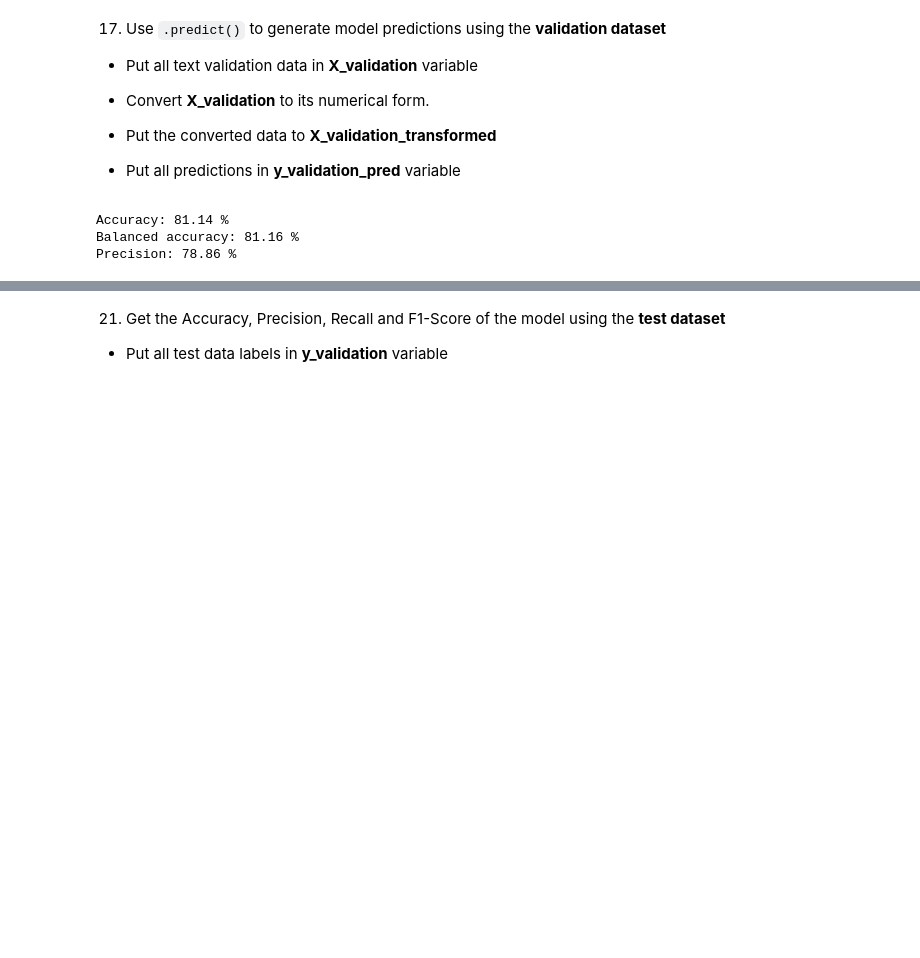
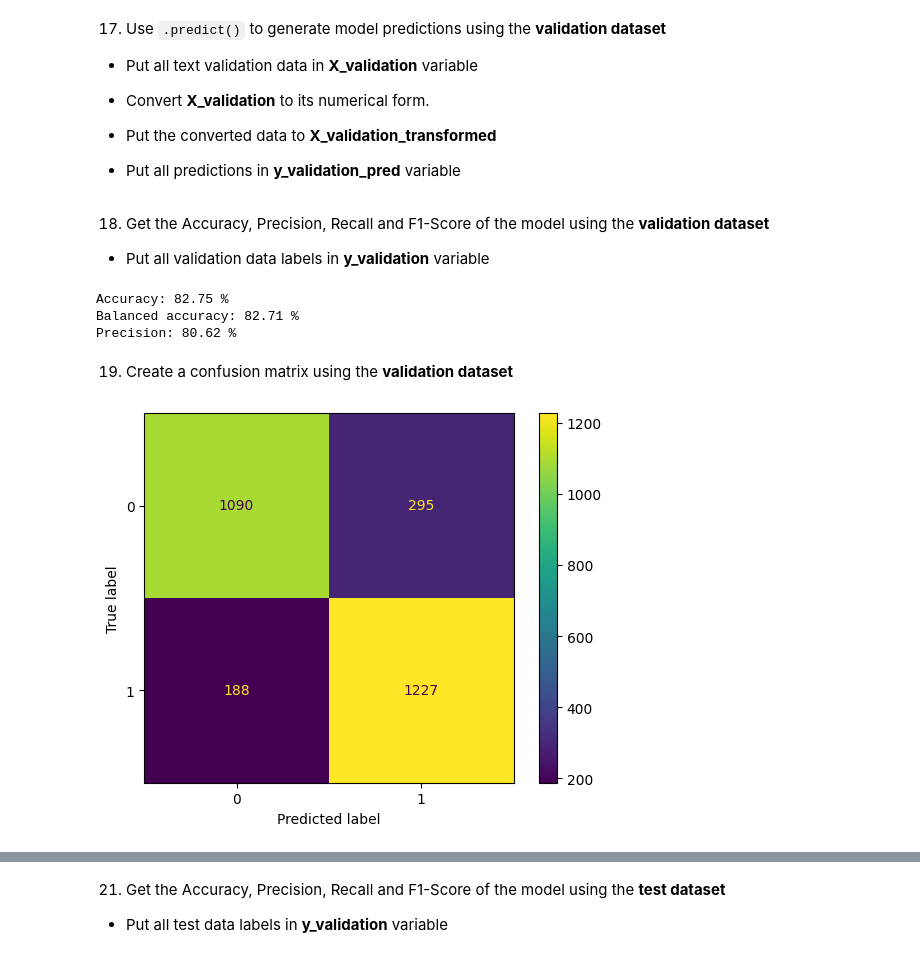
Before and after one commit to dhan-t/CCMACLRL_EXERCISES_COM222ML, a Jupyter notebook: Exercise7.ipynb, the cells around one changed output, grey strips where cells are left out. Cells and saved outputs as stored; diff of their text form; code cells hidden in the pictures; blank space fills up the shorter version.

```diff
--- a/Exercise7.ipynb
+++ b/Exercise7.ipynb
@@ -304,0 +251,8 @@ Precision: 78.86 %
+# %%
+# put your answer here
+tfidf = TfidfVectorizer()
+tfidf.fit(df_train["text"])
+tfidf_array = tfidf.transform(df_train["text"]).toarray()
+
+df_train = pd.DataFrame(tfidf_array, columns = tfidf.get_feature_names_out())
+X_train_transformed = tfidf.fit_transform(X_train)
@@ -304,0 +286,3 @@ Precision: 78.86 %
+# %%
+# put your answer here
+model.fit(X_train_transformed, y_train)
@@ -315,10 +301,39 @@ Precision: 78.86 %
 - Put the converted data to **X_validation_transformed**
 
 - Put all predictions in **y_validation_pred** variable
+# %%
+# put your answer here
+X_validation = df_validation["text"]
+y_validation = df_validation["label"]
+X_validation_transformed = tfidf.transform(X_validation)
+y_validation_pred = model.predict(X_validation_transformed)
+# %% [markdown]
+18. Get the Accuracy, Precision, Recall and F1-Score of the model using the **validation dataset**
+
+- Put all validation data labels in **y_validation** variable
 # %%
 # put your answer here
-predictions, model = transform_model_data_w_tfidf_vectorizer(y_validation, Y_train,  X_test, Y_test)
+predictions = y_validation_pred
+accuracy = accuracy_score(y_validation, predictions)
+balanced_accuracy = balanced_accuracy_score(y_validation, predictions)
+precision = precision_score(y_validation, predictions)
-# %% [output]
-Accuracy: 81.14 %
-Balanced accuracy: 81.16 %
-Precision: 78.86 %
+# %%
+print("Accuracy:",round(100*accuracy,2),'%')
+print("Balanced accuracy:",round(100*balanced_accuracy,2),'%')
+print("Precision:", round(100*precision,2),'%')
+# %% [output]
+Accuracy: 82.75 %
+Balanced accuracy: 82.71 %
+Precision: 80.62 %
+# %% [markdown]
+19. Create a confusion matrix using the **validation dataset**
+# %%
+# put your answer here
+cm = confusion_matrix(y_validation, predictions)
+
+ #Plot the confusion matrix.
+disp = ConfusionMatrixDisplay(confusion_matrix=cm, display_labels=model.classes_)
+disp.plot()
+plt.show()
+# %% [output]
+[figure, added]
```
Also changed, not shown: parts of 46 cells of this notebook.
